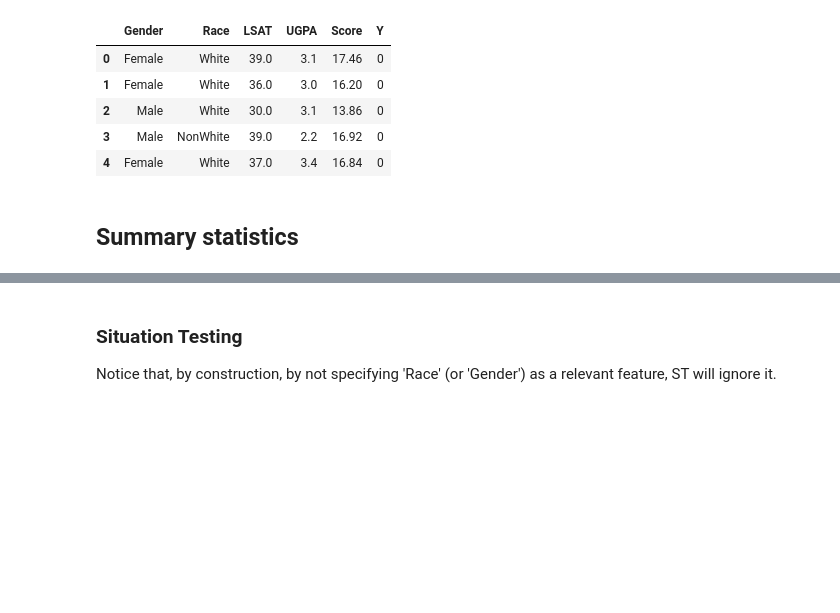
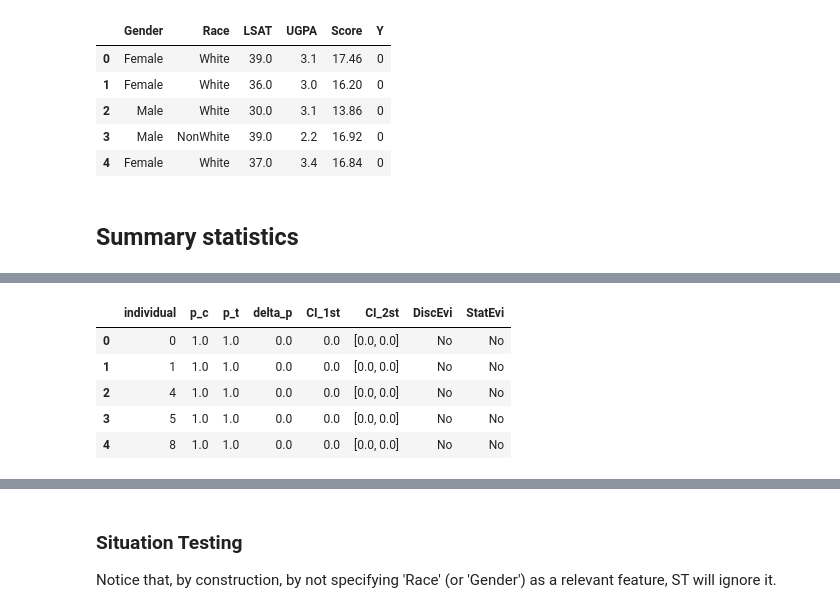
Before and after one commit to cc-jalvarez/counterfactual-situation-testing, a Jupyter notebook: src/analysis_law_school.ipynb, the cells around one changed output, grey strips where cells are left out. Saved outputs shown, nothing was run; the diff lists cells and outputs as text; code cells hidden in the pictures; blank space fills up the shorter version.

```diff
--- a/src/analysis_law_school.ipynb
+++ b/src/analysis_law_school.ipynb
@@ -484,0 +506,9 @@ tau = 0.0
+# %%
+# --- general setup
+k = 15
+alpha = 0.05
+tau = 0.0
+# --- same attributes for prot. att. cases (read, "do")
+feat_trgt = 'Y'
+feat_trgt_vals = {'positive': 1, 'negative': 0}
+feat_rlvt = ['LSAT', 'UGPA']
@@ -521,0 +535,20 @@ m_res_df.head(5)
+# %%
+# update the inputs (where needed)
+test_df    = df.copy()
+test_cf_df = cf_df.copy()
+# run the method
+g_cst = SituationTesting()
+g_cst.setup_baseline(test_df, test_cf_df, nominal_atts=['Gender'], continuous_atts=['LSAT', 'UGPA'])
+g_cst.run(
+    target_att=feat_trgt, target_val=feat_trgt_vals, sensitive_att=feat_prot, sensitive_val=feat_prot_vals, include_centers=False, k=k, alpha=alpha, tau=tau
+)
+# get discrimination results
+res_g_cst = g_cst.get_test_discrimination()
+res_g_cst.head(5)
+# %% [output]
+|  | individual | p_c | p_t | delta_p | CI_1st | CI_2st | DiscEvi | StatEvi |
+| 0 | 0 | 1.0 | 1.0 | 0.0 | 0.0 | [0.0, 0.0] | No | No |
+| 1 | 1 | 1.0 | 1.0 | 0.0 | 0.0 | [0.0, 0.0] | No | No |
+| 2 | 4 | 1.0 | 1.0 | 0.0 | 0.0 | [0.0, 0.0] | No | No |
+| 3 | 5 | 1.0 | 1.0 | 0.0 | 0.0 | [0.0, 0.0] | No | No |
+| 4 | 8 | 1.0 | 1.0 | 0.0 | 0.0 | [0.0, 0.0] | No | No |
```
Also changed, not shown: parts of 25 cells of this notebook.
